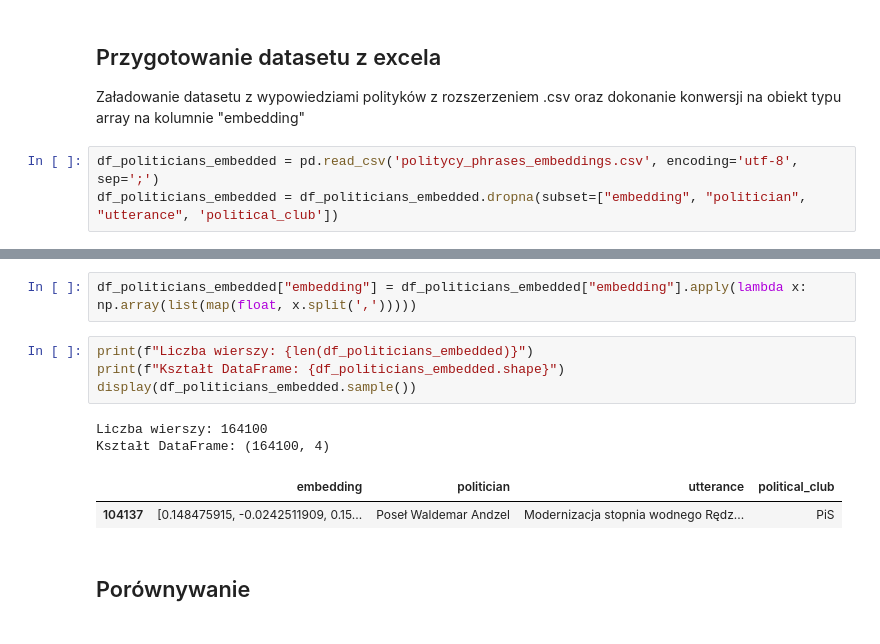
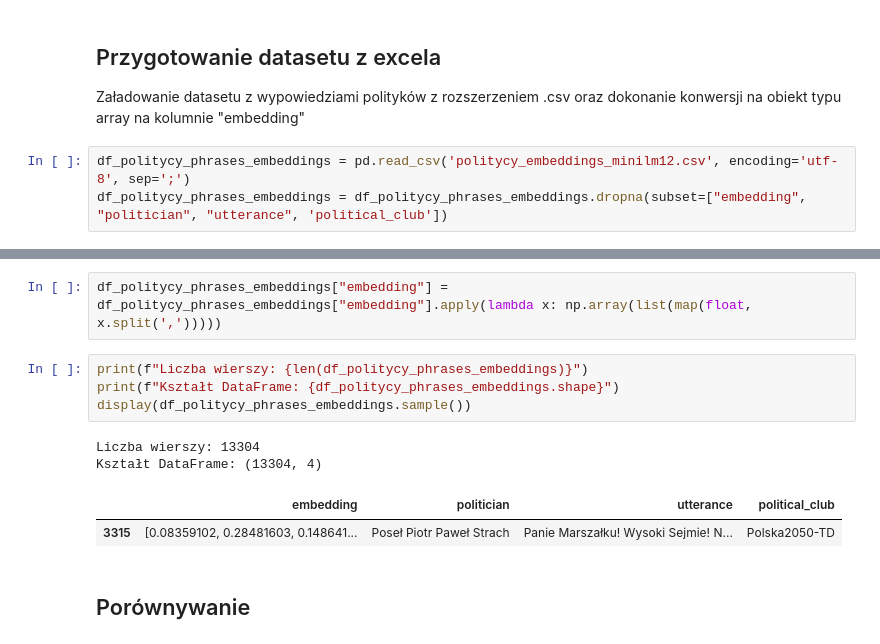
Before and after one commit to ogSikma/Political_compass, a Jupyter notebook: sejmGOVscraper-Copy1.ipynb, the cells around one changed output, grey strips where cells are left out. Cells and saved outputs as stored; diff of their text form.

Commit message:
politicians ipynb and politycy.csv

```diff
--- a/sejmGOVscraper-Copy1.ipynb
+++ b/sejmGOVscraper-Copy1.ipynb
@@ -381,6 +489,6 @@ df_politycy_phrases_embeddings.head(5)
 ## Przygotowanie datasetu z excela
 Załadowanie datasetu z wypowiedziami polityków z rozszerzeniem .csv oraz dokonanie konwersji na obiekt typu array na kolumnie "embedding"
 # %%
-df_politicians_embedded = pd.read_csv('politycy_phrases_embeddings.csv', encoding='utf-8', sep=';')
-df_politicians_embedded = df_politicians_embedded.dropna(subset=["embedding", "politician", "utterance", 'political_club'])
+df_politycy_phrases_embeddings = pd.read_csv('politycy_embeddings_minilm12.csv', encoding='utf-8', sep=';')
+df_politycy_phrases_embeddings = df_politycy_phrases_embeddings.dropna(subset=["embedding", "politician", "utterance", 'political_club'])
 # %%
@@ -391,14 +499,14 @@ df_politicians_embedded.sample()
 # %%
-df_politicians_embedded["embedding"] = df_politicians_embedded["embedding"].apply(lambda x: np.array(list(map(float, x.split(',')))))
+df_politycy_phrases_embeddings["embedding"] = df_politycy_phrases_embeddings["embedding"].apply(lambda x: np.array(list(map(float, x.split(',')))))
 # %%
-print(f"Liczba wierszy: {len(df_politicians_embedded)}")
-print(f"Kształt DataFrame: {df_politicians_embedded.shape}")
-display(df_politicians_embedded.sample())
+print(f"Liczba wierszy: {len(df_politycy_phrases_embeddings)}")
+print(f"Kształt DataFrame: {df_politycy_phrases_embeddings.shape}")
+display(df_politycy_phrases_embeddings.sample())
 # %% [output]
-Liczba wierszy: 164100
-Kształt DataFrame: (164100, 4)
+Liczba wierszy: 13304
+Kształt DataFrame: (13304, 4)
 |  | embedding | politician | utterance | political_club |
-| 104137 | [0.148475915, -0.0242511909, 0.15... | Poseł Waldemar Andzel | Modernizacja stopnia wodnego Rędz... | PiS |
+| 3315 | [0.08359102, 0.28481603, 0.148641... | Poseł Piotr Paweł Strach | Panie Marszałku! Wysoki Sejmie! N... | Polska2050-TD |
 # %% [markdown]
 ## Porównywanie
 # %%
```
Also changed, not shown: parts of 33 cells of this notebook, 1 other file.
